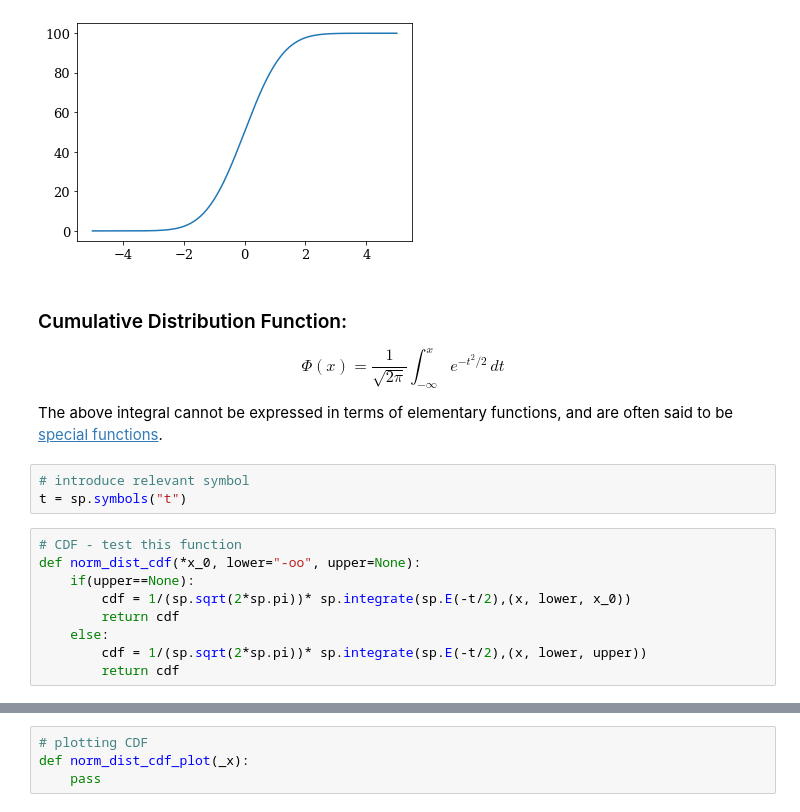
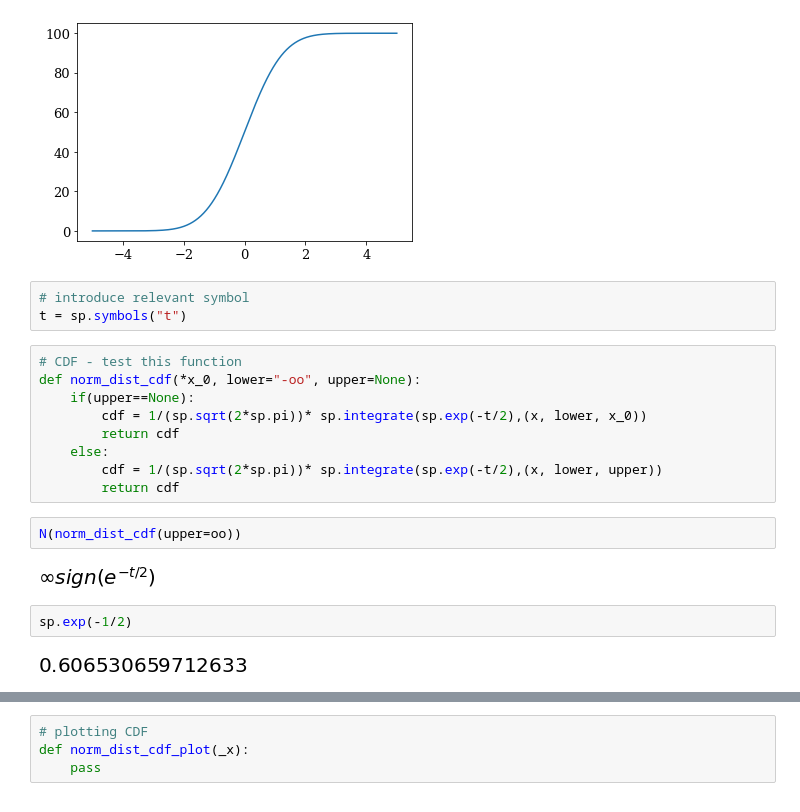
Before and after one commit to adeeconometrics/literate-programming, a Jupyter notebook: Probability_Distributions_Continuous.ipynb, the cells around one changed output, grey strips where cells are left out. Drawn from its saved outputs; the diff is of its cells as text.

```diff
--- a/Probability_Distributions_Continuous.ipynb
+++ b/Probability_Distributions_Continuous.ipynb
@@ -146,11 +237,6 @@ plt.plot(x_norm,np.cumsum(y_norm_f))
 # %% [output]
 [<matplotlib.lines.Line2D at 0x...>]
 [figure]
-# %% [markdown]
-### Cumulative Distribution Function:
-$${\displaystyle \Phi (x)={\frac {1}{\sqrt {2\pi }}}\int _{-\infty }^{x}e^{-t^{2}/2}\,dt}$$
-
-The above integral cannot be expressed in terms of elementary functions, and are often said to be [special functions](https://en.wikipedia.org/wiki/Special_function).
 # %%
 # introduce relevant symbol
 t = sp.symbols("t")
@@ -158,8 +244,16 @@ t = sp.symbols("t")
 # CDF - test this function
 def norm_dist_cdf(*x_0, lower="-oo", upper=None):
     if(upper==None):
-        cdf = 1/(sp.sqrt(2*sp.pi))* sp.integrate(sp.E(-t/2),(x, lower, x_0))
+        cdf = 1/(sp.sqrt(2*sp.pi))* sp.integrate(sp.exp(-t/2),(x, lower, x_0))
         return cdf
     else:
-        cdf = 1/(sp.sqrt(2*sp.pi))* sp.integrate(sp.E(-t/2),(x, lower, upper))
+        cdf = 1/(sp.sqrt(2*sp.pi))* sp.integrate(sp.exp(-t/2),(x, lower, upper))
         return cdf
+# %%
+N(norm_dist_cdf(upper=oo))
+# %% [output]
+[figure, added]
+# %%
+sp.exp(-1/2)
+# %% [output]
+[figure, added]
```
Also changed, not shown: parts of 73 cells of this notebook.
